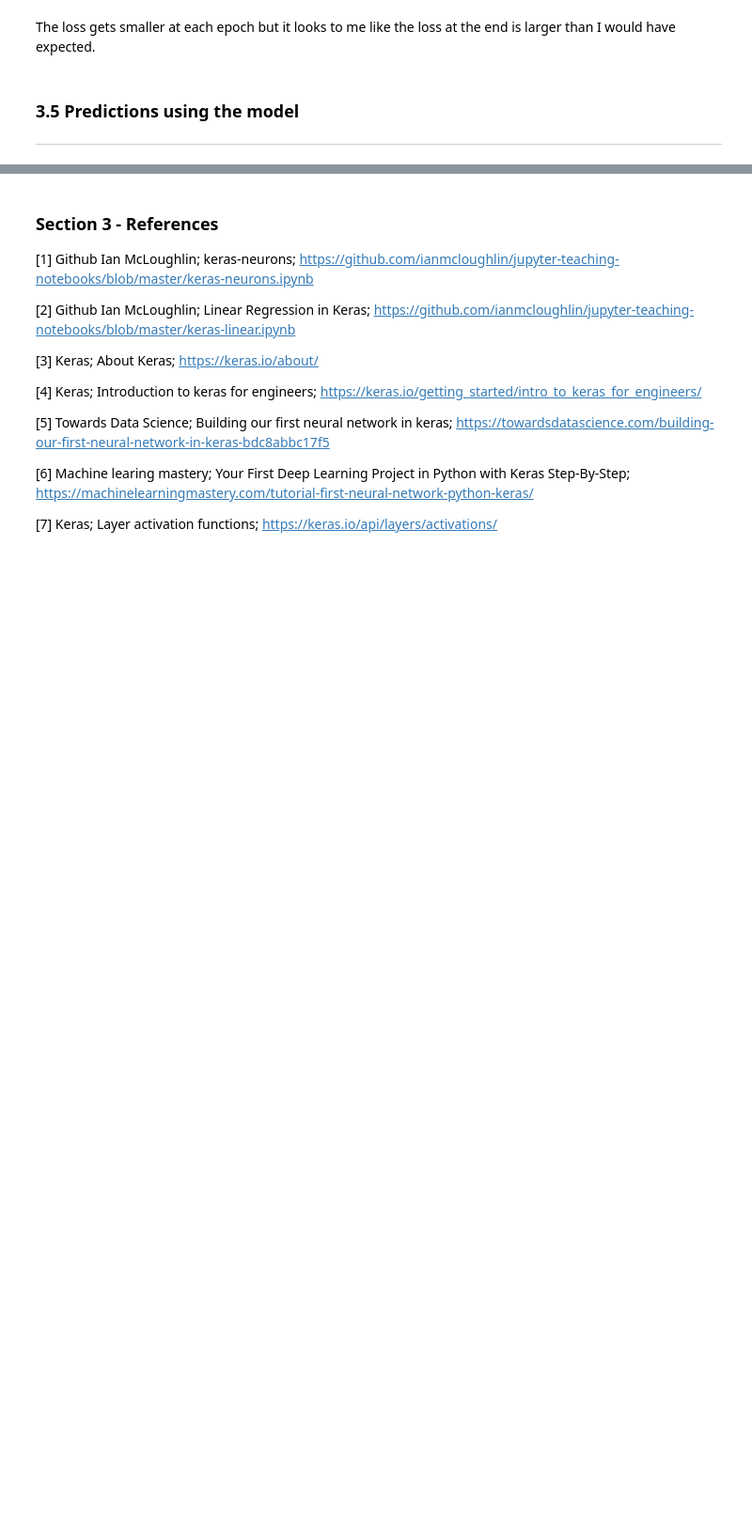
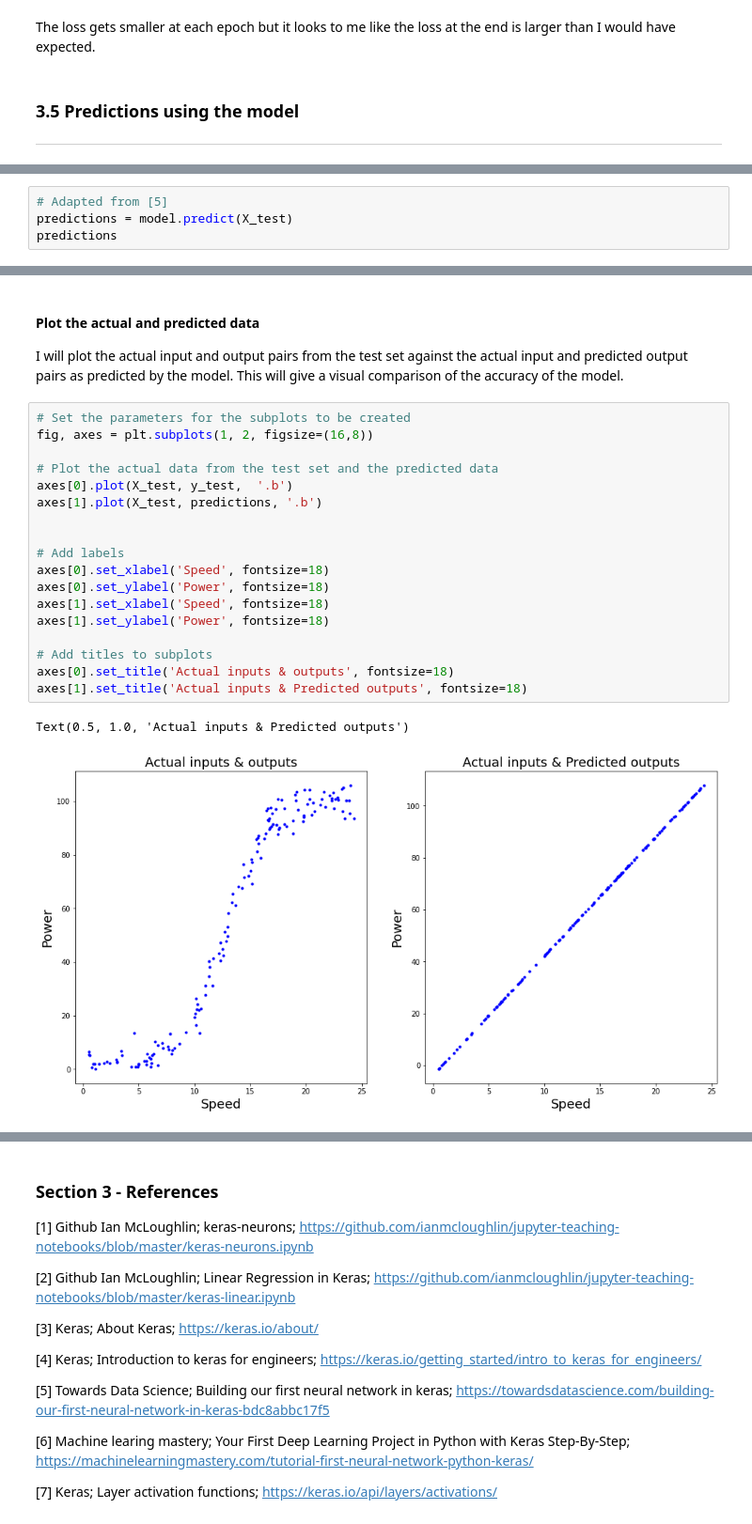
Before and after one commit to johndunne2019/Machine-Learning-and-Statistics-Project-2020, a Jupyter notebook: Project-Machine-Learning-Statistics.ipynb, the cells around one changed output, grey strips where cells are left out. Shown at 94% size. Drawn from its saved outputs; the diff is of its cells as text; blank space fills up the shorter version.

Commit message:
Added a plot of the predicted vs actual data and starting to analyse accuracy of the models predictions, will return later

```diff
--- a/Project-Machine-Learning-Statistics.ipynb
+++ b/Project-Machine-Learning-Statistics.ipynb
@@ -615,0 +623,4 @@ array([[143.4515]], dtype=float32)
+# %%
+# Adapted from [5]
+predictions = model.predict(X_test)
+predictions
@@ -615,0 +659,25 @@ array([[143.4515]], dtype=float32)
+# %% [markdown]
+#### Plot the actual and predicted data
+
+I will plot the actual input and output pairs from the test set against the actual input and predicted output pairs as predicted by the model. This will give a visual comparison of the accuracy of the model.
+# %%
+# Set the parameters for the subplots to be created
+fig, axes = plt.subplots(1, 2, figsize=(16,8))
+
+# Plot the actual data from the test set and the predicted data
+axes[0].plot(X_test, y_test,  '.b')
+axes[1].plot(X_test, predictions, '.b')
+
+
+# Add labels
+axes[0].set_xlabel('Speed', fontsize=18)
+axes[0].set_ylabel('Power', fontsize=18)
+axes[1].set_xlabel('Speed', fontsize=18)
+axes[1].set_ylabel('Power', fontsize=18)
+
+# Add titles to subplots
+axes[0].set_title('Actual inputs & outputs', fontsize=18)
+axes[1].set_title('Actual inputs & Predicted outputs', fontsize=18)
+# %% [output]
+Text(0.5, 1.0, 'Actual inputs & Predicted outputs')
+[figure, added]
```
Also changed, not shown: parts of 16 cells of this notebook.
